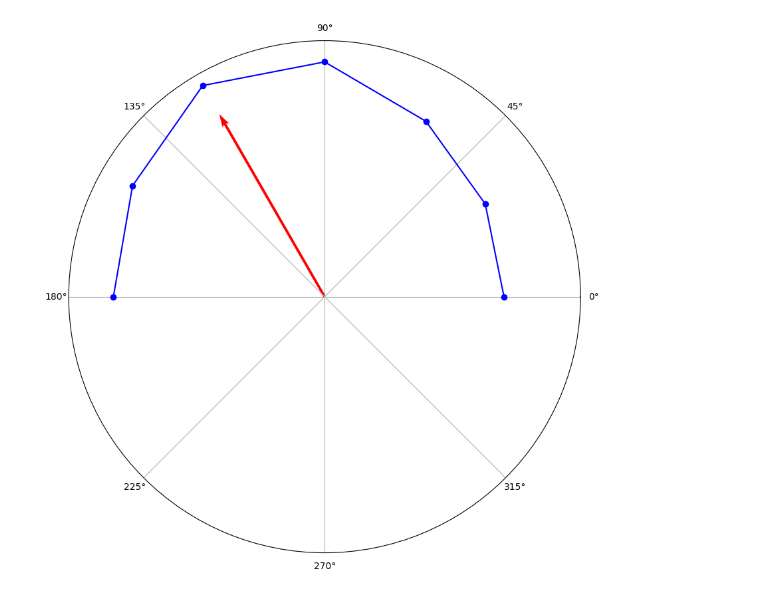
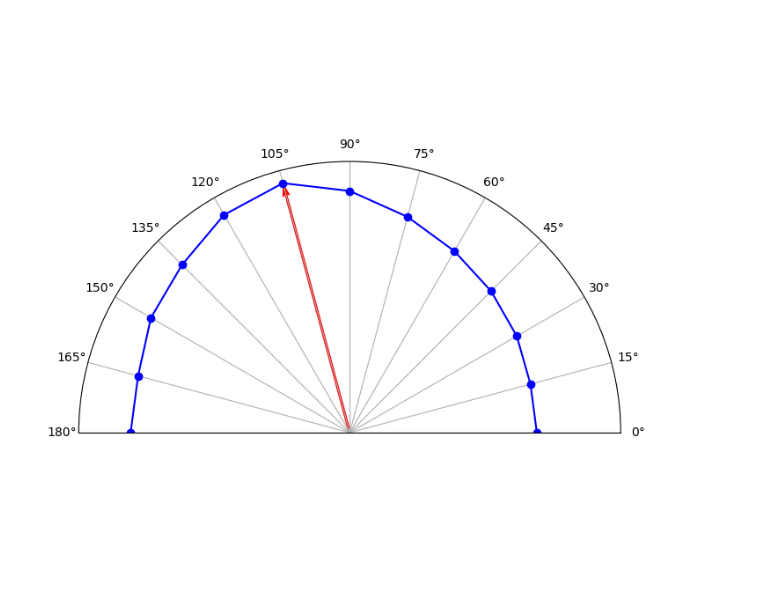
Before and after one commit to Jkusar/THAM_porocilo_6, a Jupyter notebook: program.ipynb, the cells around one changed output. Saved outputs shown, nothing was run; the diff lists cells and outputs as text; code cells hidden in the pictures.

```diff
--- a/program.ipynb
+++ b/program.ipynb
@@ -14,8 +14,9 @@ mic_dist = 5e-2  # Distance between microphones in meters
 # %%
-angles = [0 , 30, 60, 90, 120, 150, 180]
+angles = [0, 15, 30, 45, 60, 75, 90, 105, 120, 135, 150, 165, 180]
 dN_all = []
 for i in angles:
     dN = (mic_dist * np.cos(np.radians(i)) * fs) / (343)
     dN_all.append(round(dN))
 
 dN_all = abs(np.array(dN_all))
+angles_all = {angles[i]: [] for i in range(len(angles))}
@@ -61,23 +23,53 @@ max_angle = np.deg2rad(angles[[prms_0, prms_30, prms_60, prms_90, prms_120, prms
+# %%
+for i in angles:
+    dN = dN_all[angles.index(i)]
+    if i < 90:
+        angle_signal_1 = line_signal_1
+        angle_signal_2 = np.roll(line_signal_2, -dN)
+        angle_signal_3 = np.roll(line_signal_3, -2*dN)
+        angle_signal_4 = np.roll(line_signal_4, -3*dN)
+    elif i == 90:
+        angle_signal_1 = line_signal_1
+        angle_signal_2 = line_signal_2
+        angle_signal_3 = line_signal_3
+        angle_signal_4 = line_signal_4
+    else:
+        angle_signal_1 = np.roll(line_signal_1, -3*dN)
+        angle_signal_2 = np.roll(line_signal_2, -2*dN)
+        angle_signal_3 = np.roll(line_signal_3, -dN)
+        angle_signal_4 = line_signal_4
+    angle_sum = angle_signal_1 + angle_signal_2 + angle_signal_3 + angle_signal_4
+    angles_all[i] = angle_sum
+# %%
+prms_all = {angles[i]: [] for i in range(len(angles))}
+for i in angles:
+    angle_sum = angles_all[i]
+    prms = np.sqrt(1/len(angle_sum) * np.mean(angle_sum**2))
+    prms_all[i] = prms
+
+max_prms = max(prms_all.values())
+max_angle = np.deg2rad([k for k, v in prms_all.items() if v == max_prms][0])
 # %%
-fig, ax = plt.subplots(figsize=(10,10), subplot_kw = dict(polar=True))
-ax.set_rmax(5)
-ax.set_rticks([1, 2, 3, 4, 5])
+fig, ax = plt.subplots(figsize=(10,8), subplot_kw = dict(polar=True))
+ax.set_thetagrids(angles)
+ax.set_thetamax(180)
+ax.set_rticks([1, 2, 3, 4, 5, 6, 7, 8])
 ax.set_rlabel_position(180)
 ax.grid(True)
 angles_rad = np.deg2rad(angles)
-prms_values = [prms_0, prms_30, prms_60, prms_90, prms_120, prms_150, prms_180]
+prms_values = [list(prms_all.values())][0]
 ax.plot(angles_rad, prms_values, marker='o', color='b', linestyle='-')
 
 
 ax.quiver(
     max_angle, 0,          # start point (theta, r)
-    0, max_prms-0.01,  # vector (dtheta, dr)
+    0, max_prms,  # vector (dtheta, dr)
     angles='xy',       # interpret dtheta/dr as delta in axes
     scale_units='xy',
     scale=1,           # no scaling
     color='red',
     width=0.005        # arrow thickness
 )
 plt.show()
 # %% [output]
-[figure, old version]
+[figure, new version]
```
Also changed, not shown: parts of 5 cells of this notebook, 6 other files.
